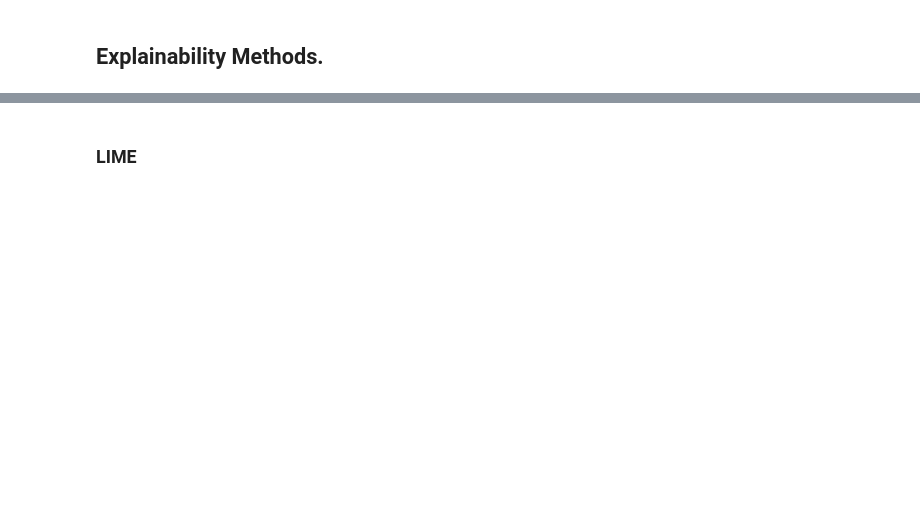
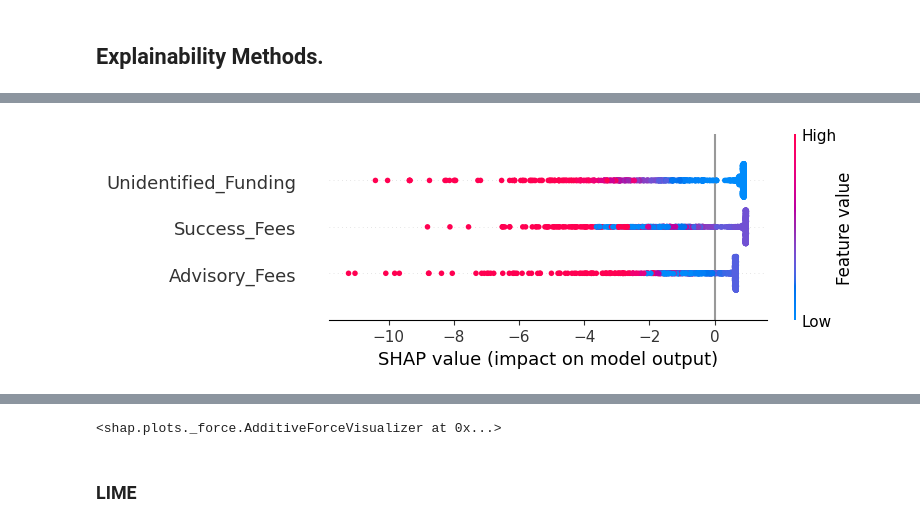
Before and after one commit to Apondi-Otieno/GDL, a Jupyter notebook: GDL_July_Projects_week_1_3.ipynb, the cells around one changed output, grey strips where cells are left out. Saved outputs shown, nothing was run; the diff lists cells and outputs as text; code cells hidden in the pictures; blank space fills up the shorter version.

```diff
--- a/GDL_July_Projects_week_1_3.ipynb
+++ b/GDL_July_Projects_week_1_3.ipynb
@@ -1318,0 +1406,16 @@ for column in financial_columns:
+# %%
+import shap
+
+# Initialize SHAP explainer
+explainer = shap.TreeExplainer(model)
+shap_values = explainer.shap_values(X_scaled)
+
+# Summary plot for SHAP values
+shap.summary_plot(shap_values, X, feature_names=financial_columns)
+
+# Force plot for the first anomaly detected
+shap.initjs()
+anomalous_index = dataclean[dataclean['anomaly'] == -1].index[0]
+shap.force_plot(explainer.expected_value, shap_values[anomalous_index], X.iloc[anomalous_index])
+# %% [output]
+[figure, added]
@@ -1319,3 +1423,4 @@ for column in financial_columns:
+<shap.plots._force.AdditiveForceVisualizer at 0x...>
 # %% [markdown]
 ### LIME
 # %%
```
Also changed, not shown: parts of 72 cells of this notebook.
